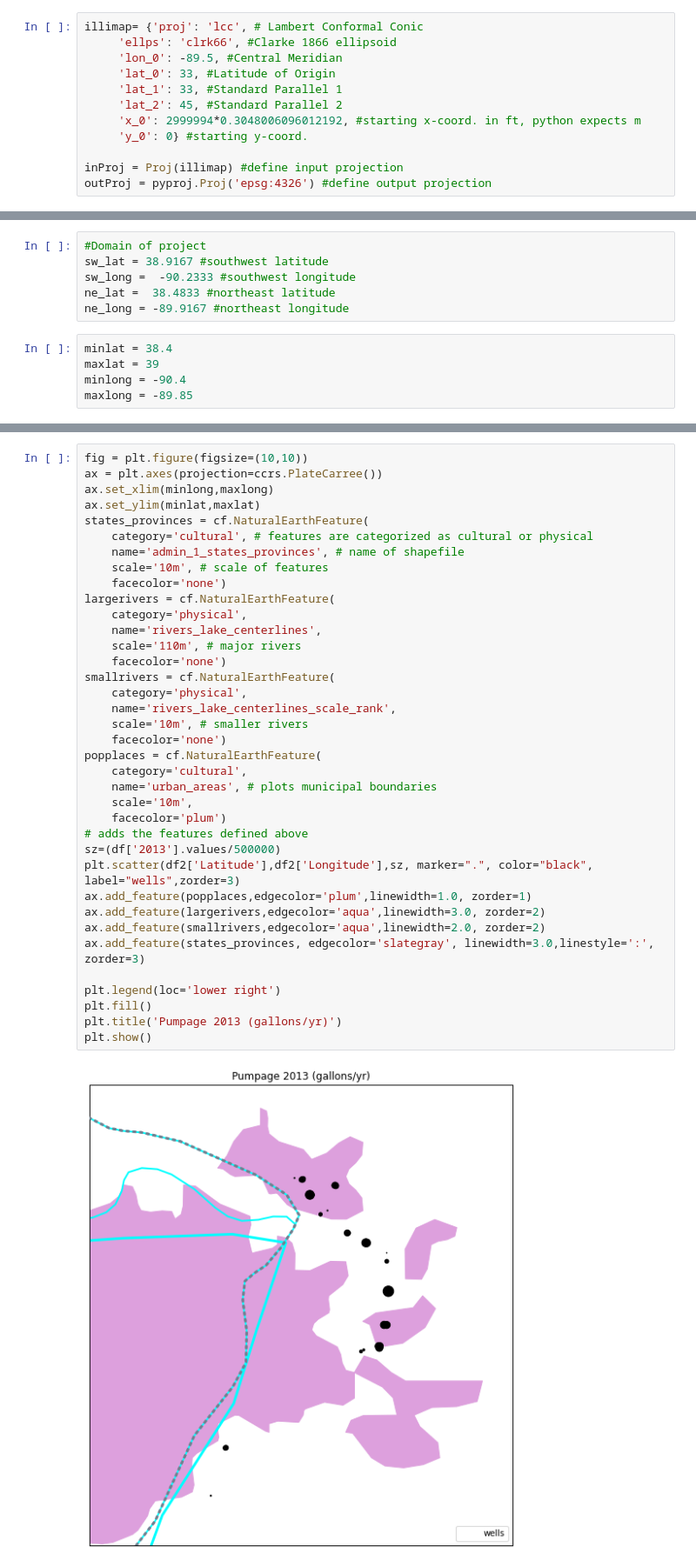
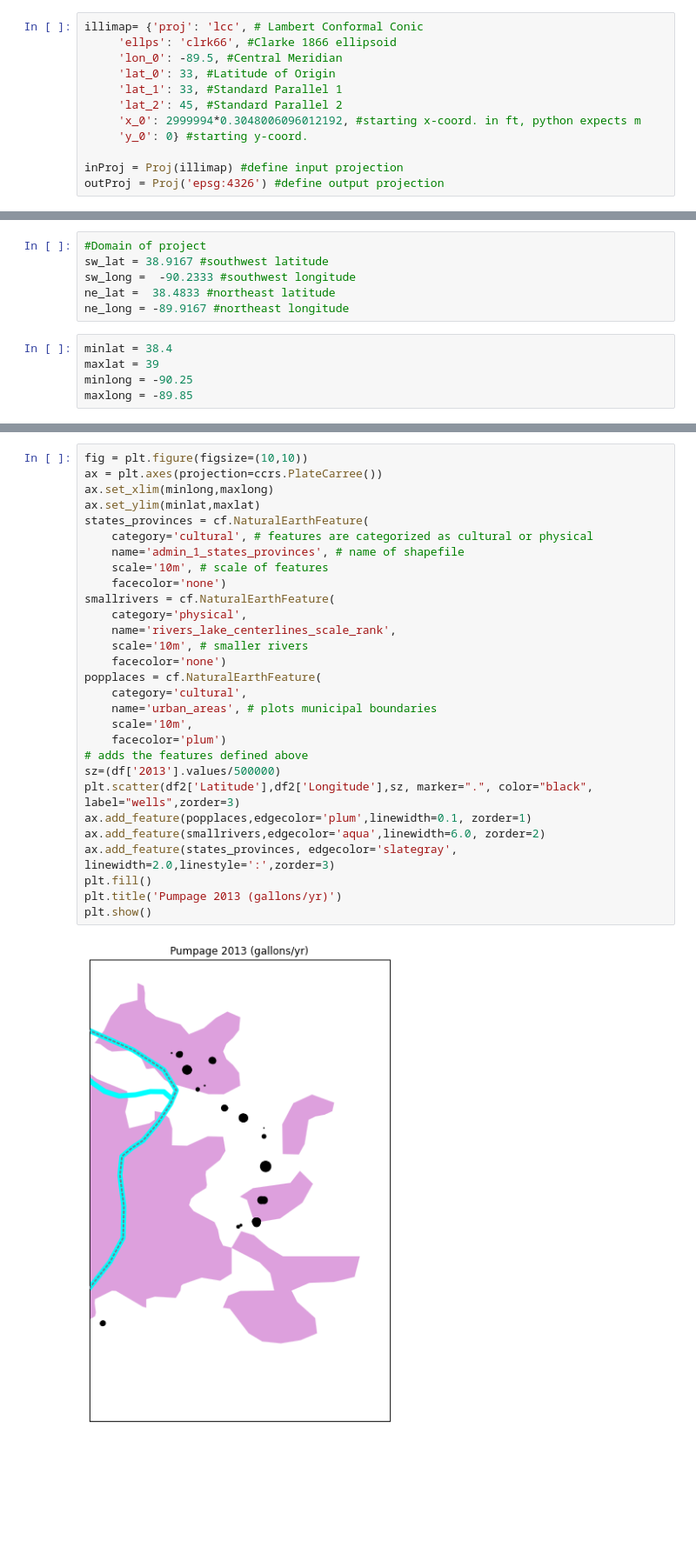
Before and after one commit to Firas-95/GEO572-Project-E.St.Louis, a Jupyter notebook: well_map_generation.ipynb, the cells around one changed output, grey strips where cells are left out. Shown at 87% size. Drawn from its saved outputs; the diff is of its cells as text; blank space fills up the shorter version.

```diff
--- a/well_map_generation.ipynb
+++ b/well_map_generation.ipynb
@@ -49,7 +49,7 @@ illimap= {'proj': 'lcc', # Lambert Conformal Conic
      'y_0': 0} #starting y-coord.
 
 inProj = Proj(illimap) #define input projection
-outProj = pyproj.Proj('epsg:4326') #define output projection
+outProj = Proj('epsg:4326') #define output projection
 # %%
 Latitude=[]
 Longitude=[]
@@ -89,6 +86,6 @@ ne_long = -89.9167 #northeast longitude
 # %%
 minlat = 38.4
 maxlat = 39
-minlong = -90.4
+minlong = -90.25
 maxlong = -89.85
 # %%
@@ -132,39 +122,31 @@ plt.show()
 # %%
 fig = plt.figure(figsize=(10,10))
 ax = plt.axes(projection=ccrs.PlateCarree())
 ax.set_xlim(minlong,maxlong)
 ax.set_ylim(minlat,maxlat)
 states_provinces = cf.NaturalEarthFeature(
     category='cultural', # features are categorized as cultural or physical
     name='admin_1_states_provinces', # name of shapefile
     scale='10m', # scale of features
-    facecolor='none')
-largerivers = cf.NaturalEarthFeature(
-    category='physical',
-    name='rivers_lake_centerlines',
-    scale='110m', # major rivers
     facecolor='none')
 smallrivers = cf.NaturalEarthFeature(
     category='physical',
     name='rivers_lake_centerlines_scale_rank',
     scale='10m', # smaller rivers
     facecolor='none')
 popplaces = cf.NaturalEarthFeature(
     category='cultural',
     name='urban_areas', # plots municipal boundaries
     scale='10m',
     facecolor='plum')
 # adds the features defined above
 sz=(df['2013'].values/500000)
 plt.scatter(df2['Latitude'],df2['Longitude'],sz, marker=".", color="black", label="wells",zorder=3)
-ax.add_feature(popplaces,edgecolor='plum',linewidth=1.0, zorder=1)
-ax.add_feature(largerivers,edgecolor='aqua',linewidth=3.0, zorder=2)
-ax.add_feature(smallrivers,edgecolor='aqua',linewidth=2.0, zorder=2)
-ax.add_feature(states_provinces, edgecolor='slategray', linewidth=3.0,linestyle=':', zorder=3)
-
-plt.legend(loc='lower right')
+ax.add_feature(popplaces,edgecolor='plum',linewidth=0.1, zorder=1)
+ax.add_feature(smallrivers,edgecolor='aqua',linewidth=6.0, zorder=2)
+ax.add_feature(states_provinces, edgecolor='slategray', linewidth=2.0,linestyle=':',zorder=3)
 plt.fill()
 plt.title('Pumpage 2013 (gallons/yr)')
 plt.show()
 # %% [output]
-[figure, old version]
+[figure, new version]
```
Also changed, not shown: parts of 2 cells of this notebook.
